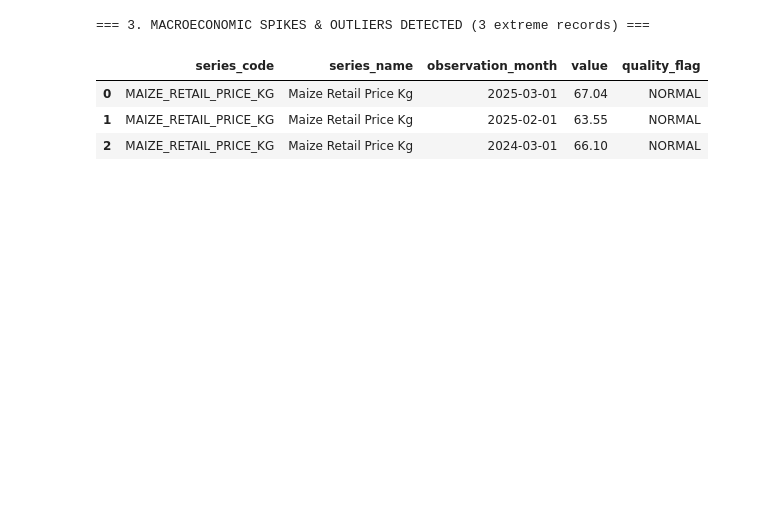
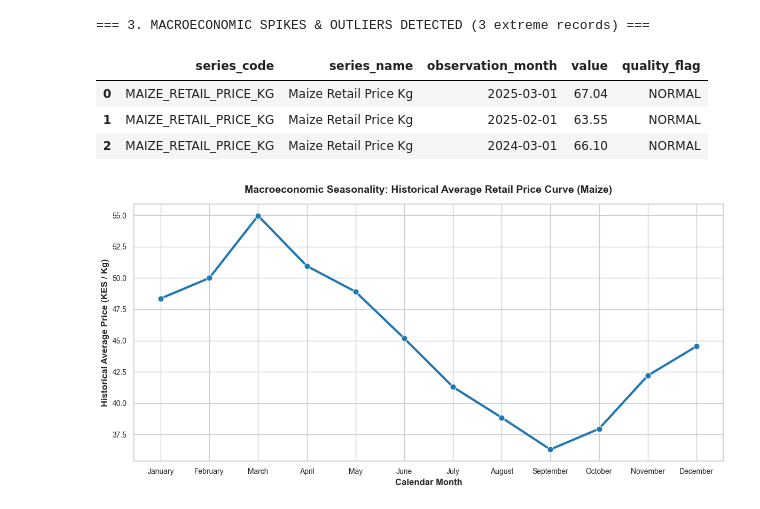
Before and after one commit to steph45acke-hue/KENYA_ECONOMIC_INTELLIGENCE_AND_FORECASTING_ENGINE, a Jupyter notebook: 03_database_engineering.ipynb, the cells around one changed output. Cells and saved outputs as stored; diff of their text form; code cells hidden in the pictures; blank space fills up the shorter version.

Commit message:
Feat: Add seasonal trend visualization script and output plot 4

```diff
--- a/03_database_engineering.ipynb
+++ b/03_database_engineering.ipynb
@@ -467,3 +467,59 @@ display(df_extremes.head(10))
 | 0 | MAIZE_RETAIL_PRICE_KG | Maize Retail Price Kg | 2025-03-01 | 67.04 | NORMAL |
 | 1 | MAIZE_RETAIL_PRICE_KG | Maize Retail Price Kg | 2025-02-01 | 63.55 | NORMAL |
 | 2 | MAIZE_RETAIL_PRICE_KG | Maize Retail Price Kg | 2024-03-01 | 66.10 | NORMAL |
+# %%
+from sqlalchemy import create_engine, text
+import pandas as pd
+import matplotlib.pyplot as plt
+import seaborn as sns
+
+# 1. Establish database connection
+DB_URI = "mysql+pymysql://root:stephen0111301468@localhost:3306/kenya_economic_db"
+engine = create_engine(DB_URI)
+
+# 2. Define and execute Query 2 directly
+q2_seasonality = text("""
+    SELECT
+        s.series_code,
+        s.series_name,
+        MONTHNAME(eo.observation_month) AS month_name,
+        MONTH(eo.observation_month) AS month_num,
+        ROUND(AVG(eo.value), 2) AS historical_avg_value
+    FROM economic_observations eo
+    JOIN series s ON eo.series_id = s.series_id
+    WHERE s.series_code LIKE '%MAIZE%' OR s.series_name LIKE '%Maize%'
+    GROUP BY s.series_code, s.series_name, MONTHNAME(eo.observation_month), MONTH(eo.observation_month)
+    ORDER BY s.series_code, month_num ASC;
+""")
+
+df_seasonality = pd.read_sql(q2_seasonality, engine)
+
+# 3. Sort data for chronological integrity
+df_seasonality_sorted = df_seasonality.sort_values('month_num')
+
+# 4. Set visual style and canvas
+sns.set_theme(style="whitegrid")
+plt.figure(figsize=(12, 6))
+
+# 5. Create seasonal trend line plot with markers
+sns.lineplot(
+    data=df_seasonality_sorted,
+    x='month_name',
+    y='historical_avg_value',
+    marker='o',
+    markersize=8,
+    linewidth=3,
+    color='#1f77b4'
+)
+
+# 6. Add titles and labels for professional presentation
+plt.title('Macroeconomic Seasonality: Historical Average Retail Price Curve (Maize)', fontsize=14, fontweight='bold', pad=15)
+plt.xlabel('Calendar Month', fontsize=12, fontweight='bold')
+plt.ylabel('Historical Average Price (KES / Kg)', fontsize=12, fontweight='bold')
+plt.xticks(rotation=0, fontsize=10)
+plt.yticks(fontsize=10)
+
+plt.tight_layout()
+plt.show()
+# %% [output]
+[figure, added]
```
Also changed, not shown: 1 other file.
